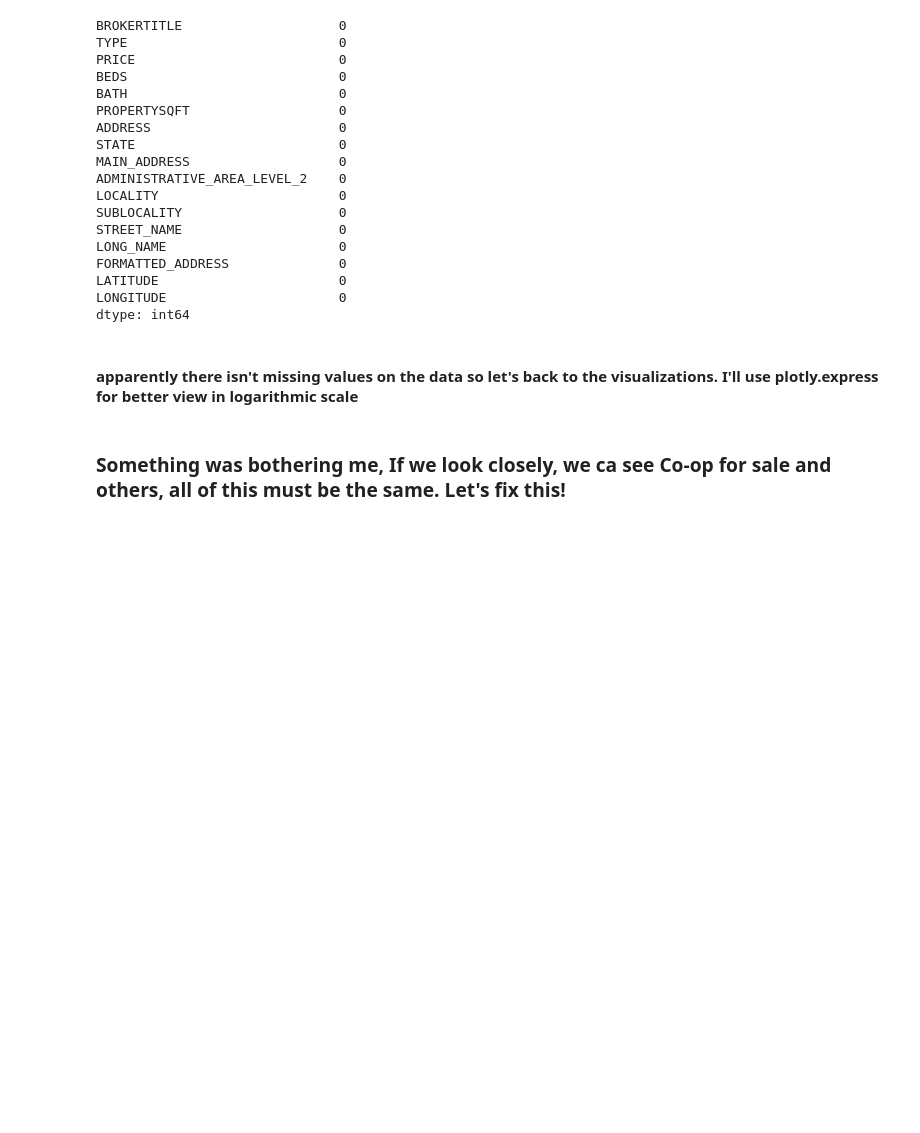
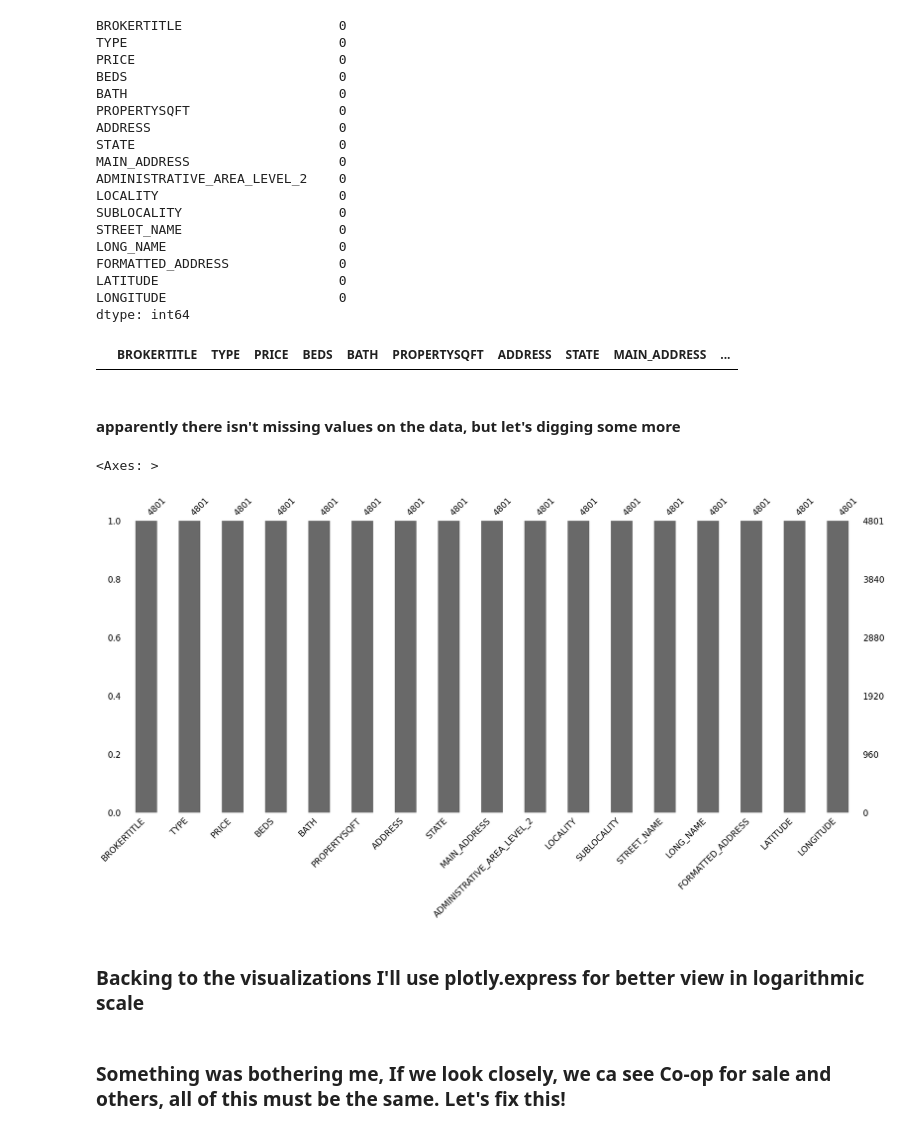
Before and after one commit to RamiroLedezma/EDA_PROJECTS, a Jupyter notebook: NY_housing_market/EDA_NY.ipynb, the cells around one changed output. Cells and saved outputs as stored; diff of their text form; code cells hidden in the pictures; blank space fills up the shorter version.

```diff
--- a/NY_housing_market/EDA_NY.ipynb
+++ b/NY_housing_market/EDA_NY.ipynb
@@ -202,8 +203,20 @@ FORMATTED_ADDRESS              0
 LATITUDE                       0
 LONGITUDE                      0
 dtype: int64
+# %%
+null_values = df.assign(porcentaje_nulos=df.isna().sum(axis=1) / len(df.columns) * 100)
+null_values[null_values['porcentaje_nulos'] > 0]
+# %% [output]
+|  | BROKERTITLE | TYPE | PRICE | BEDS | BATH | PROPERTYSQFT | ADDRESS | STATE | MAIN_ADDRESS | ... |
+# %% [markdown]
+#### apparently there isn't missing values on the data, but let's digging some more
+# %%
+msno.bar(df)
+# %% [output]
+<Axes: >
+[figure, added]
 # %% [markdown]
-#### apparently there isn't missing values on the data so let's back to the visualizations. I'll use plotly.express for better view in logarithmic scale
+### Backing to the visualizations  I'll use plotly.express for better view in logarithmic scale
 # %%
 import plotly.express as px
 # %%
```
Also changed, not shown: parts of 16 cells of this notebook.
